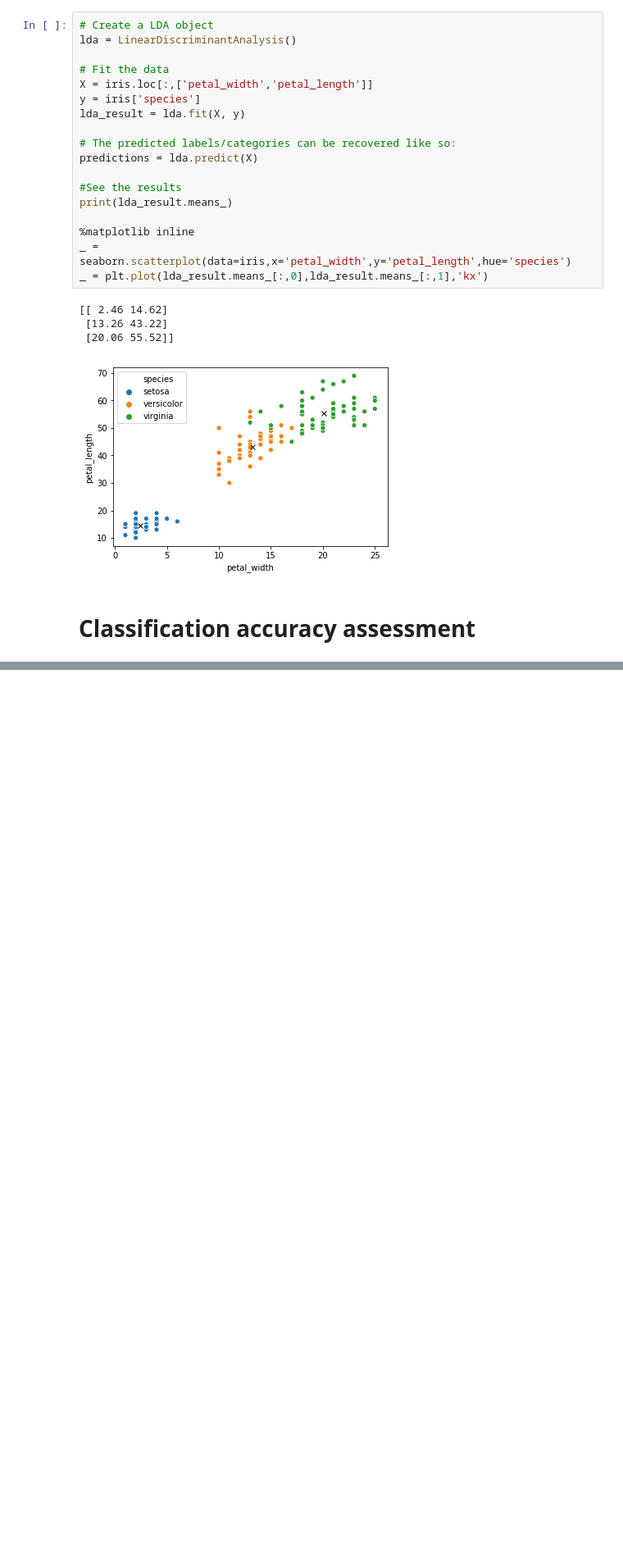
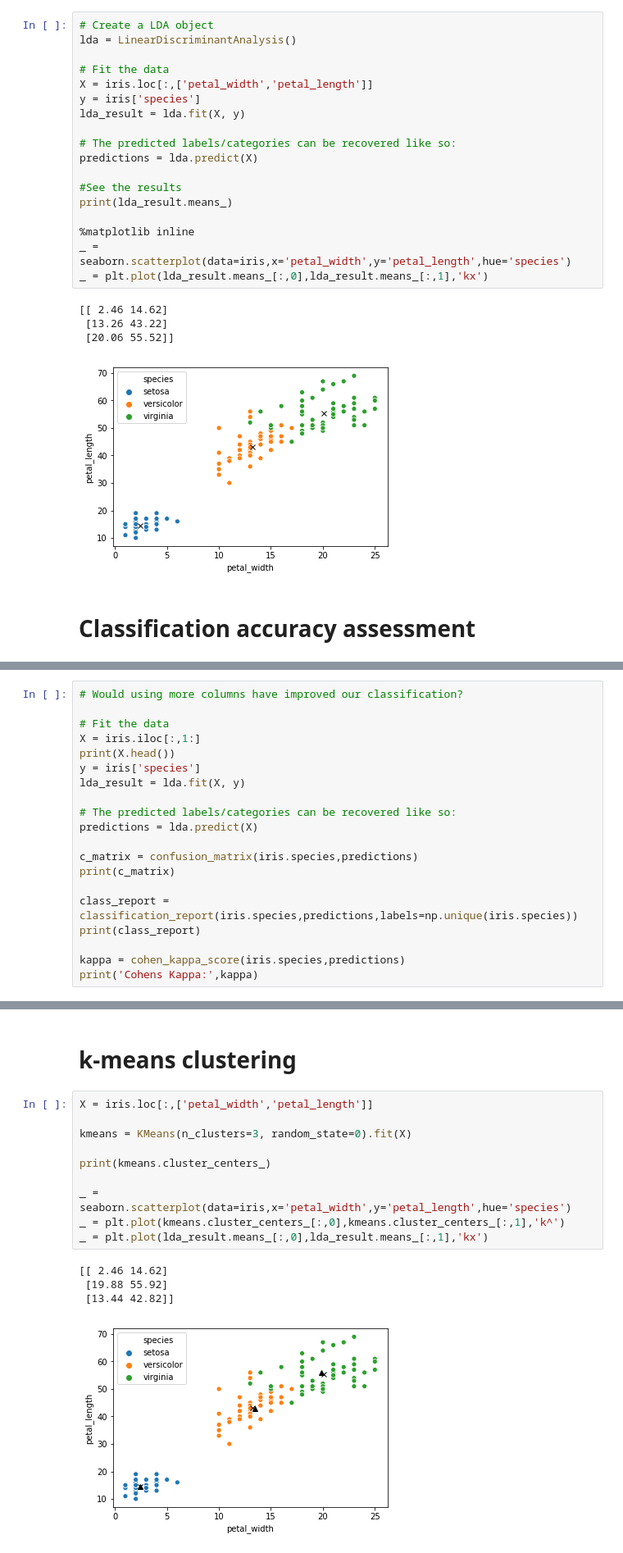
Before and after one commit to thomaspingel/geography_single_shot_notebooks, a Jupyter notebook: Classification.ipynb, the cells around one changed output, grey strips where cells are left out. Shown at 82% size. Saved outputs shown, nothing was run; the diff lists cells and outputs as text; blank space fills up the shorter version.

```diff
--- a/Classification.ipynb
+++ b/Classification.ipynb
@@ -98,3 +101,23 @@ print('Cohens Kappa:',kappa)
 weighted avg       0.95      0.95      0.95       150
 
 Cohens Kappa: 0.9299999999999999
+# %%
+# Would using more columns have improved our classification?
+
+# Fit the data
+X = iris.iloc[:,1:]
+print(X.head())
+y = iris['species']
+lda_result = lda.fit(X, y)
+
+# The predicted labels/categories can be recovered like so:
+predictions = lda.predict(X)
+
+c_matrix = confusion_matrix(iris.species,predictions)
+print(c_matrix)
+
+class_report = classification_report(iris.species,predictions,labels=np.unique(iris.species))
+print(class_report)
+
+kappa = cohen_kappa_score(iris.species,predictions)
+print('Cohens Kappa:',kappa)
@@ -100,0 +145,17 @@ Cohens Kappa: 0.9299999999999999
+# %% [markdown]
+# k-means clustering
+# %%
+X = iris.loc[:,['petal_width','petal_length']]
+
+kmeans = KMeans(n_clusters=3, random_state=0).fit(X)
+
+print(kmeans.cluster_centers_)
+
+_ = seaborn.scatterplot(data=iris,x='petal_width',y='petal_length',hue='species')
+_ = plt.plot(kmeans.cluster_centers_[:,0],kmeans.cluster_centers_[:,1],'k^')
+_ = plt.plot(lda_result.means_[:,0],lda_result.means_[:,1],'kx')
+# %% [output]
+[[ 2.46 14.62]
+ [19.88 55.92]
+ [13.44 42.82]]
+[figure, added]
```
Also changed, not shown: parts of 7 cells of this notebook.
